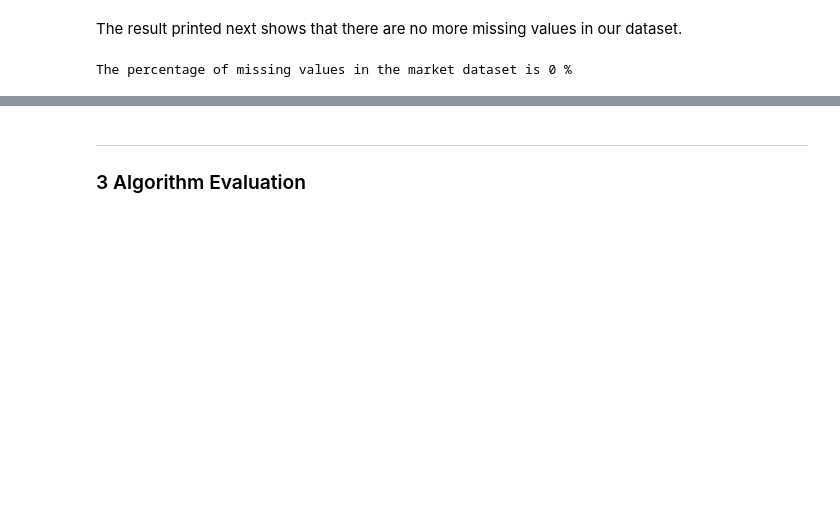
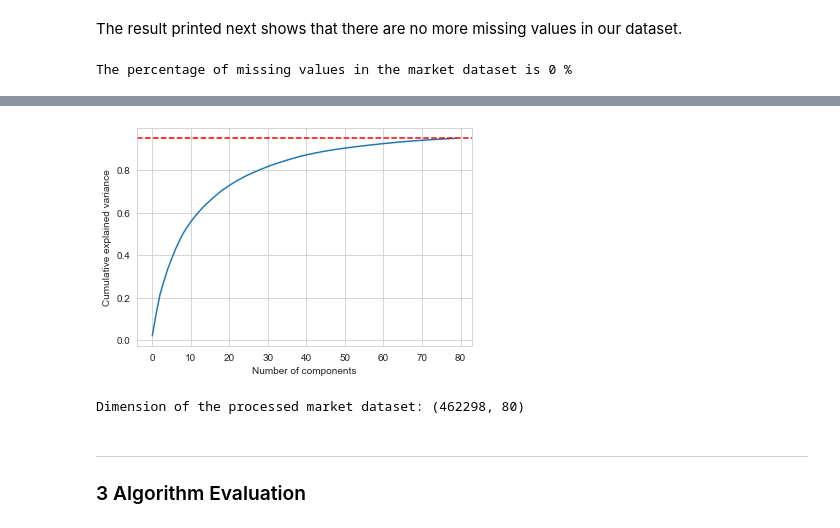
Before and after one commit to Key0412/Recommender-System-Codenation-Project, a Jupyter notebook: main.ipynb, the cells around one changed output, grey strips where cells are left out. Drawn from its saved outputs; the diff is of its cells as text; code cells hidden in the pictures; blank space fills up the shorter version.

```diff
--- a/main.ipynb
+++ b/main.ipynb
@@ -961,0 +959,6 @@ evr_plot(pipeline)
+# %%
+%%time
+array_df_final, feature_selection_pipeline = truncated_SVD_selector(df=market_df_copy,
+                                                                     numeric_features=numeric_features,
+                                                                     categorical_features=categorical_features,
+                                                                     n_components=80)
@@ -962,3 +967,11 @@ evr_plot(pipeline)
+# %%
+evr_plot(feature_selection_pipeline)
+# %% [output]
+[figure, added]
+# %%
+print(f"Dimension of the processed market dataset: {array_df_final.shape}")
+# %% [output]
+Dimension of the processed market dataset: (462298, 80)
 # %% [markdown]
 ___
 ### 3 Algorithm Evaluation
```
Also changed, not shown: parts of 46 cells of this notebook.
